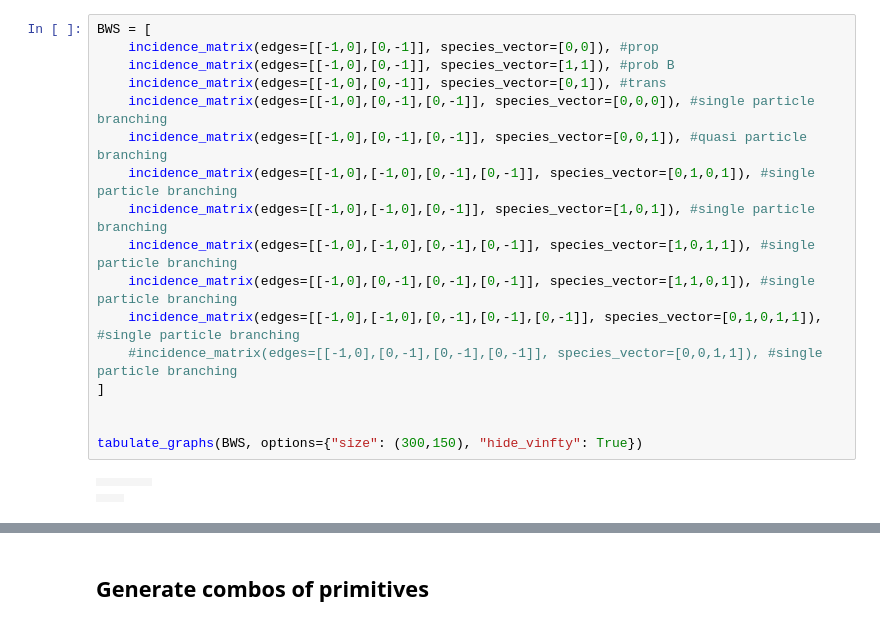
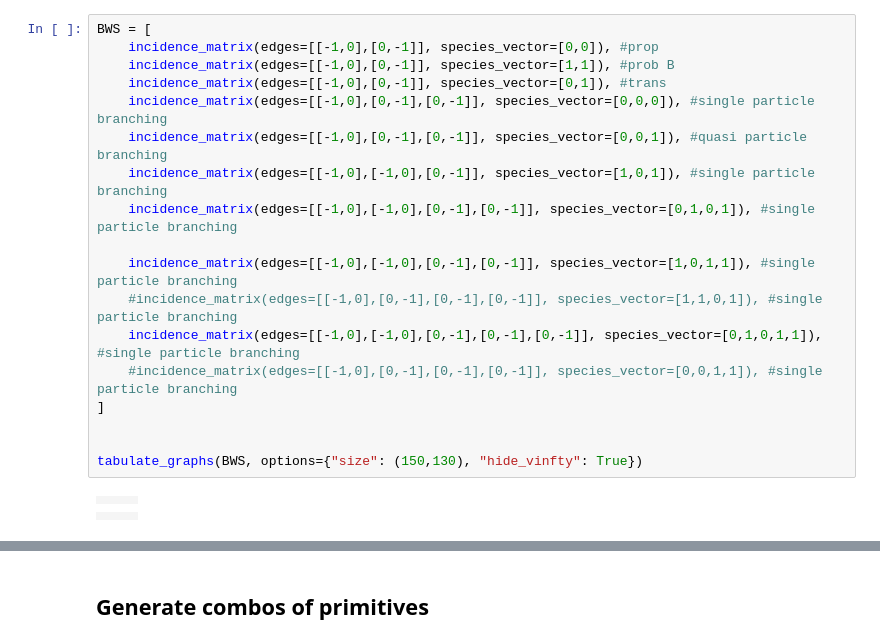
Before and after one commit to sirsh/renormer, a Jupyter notebook: samples/graphs.ipynb, the cells around one changed output, grey strips where cells are left out. Cells and saved outputs as stored; diff of their text form.

```diff
--- a/samples/graphs.ipynb
+++ b/samples/graphs.ipynb
@@ -20,21 +30,22 @@ debug_graph(A)
 # %%
 BWS = [
     incidence_matrix(edges=[[-1,0],[0,-1]], species_vector=[0,0]), #prop
     incidence_matrix(edges=[[-1,0],[0,-1]], species_vector=[1,1]), #prob B
     incidence_matrix(edges=[[-1,0],[0,-1]], species_vector=[0,1]), #trans
     incidence_matrix(edges=[[-1,0],[0,-1],[0,-1]], species_vector=[0,0,0]), #single particle branching
     incidence_matrix(edges=[[-1,0],[0,-1],[0,-1]], species_vector=[0,0,1]), #quasi particle branching
+    incidence_matrix(edges=[[-1,0],[-1,0],[0,-1]], species_vector=[1,0,1]), #single particle branching
     incidence_matrix(edges=[[-1,0],[-1,0],[0,-1],[0,-1]], species_vector=[0,1,0,1]), #single particle branching
-    incidence_matrix(edges=[[-1,0],[-1,0],[0,-1]], species_vector=[1,0,1]), #single particle branching
+
     incidence_matrix(edges=[[-1,0],[-1,0],[0,-1],[0,-1]], species_vector=[1,0,1,1]), #single particle branching
-    incidence_matrix(edges=[[-1,0],[0,-1],[0,-1],[0,-1]], species_vector=[1,1,0,1]), #single particle branching
+    #incidence_matrix(edges=[[-1,0],[0,-1],[0,-1],[0,-1]], species_vector=[1,1,0,1]), #single particle branching
     incidence_matrix(edges=[[-1,0],[-1,0],[0,-1],[0,-1],[0,-1]], species_vector=[0,1,0,1,1]), #single particle branching
     #incidence_matrix(edges=[[-1,0],[0,-1],[0,-1],[0,-1]], species_vector=[0,0,1,1]), #single particle branching
 ]
 
 
-tabulate_graphs(BWS, options={"size": (300,150), "hide_vinfty": True})
+tabulate_graphs(BWS, options={"size": (150,130), "hide_vinfty": True})
 # %% [output]
-|  |  |  |  |
-|  |  |  |  |
-|  |  |
+|  |  |  |
+|  |  |  |
+|  |  |  |
```
Also changed, not shown: parts of 43 cells of this notebook, 5 other files.
